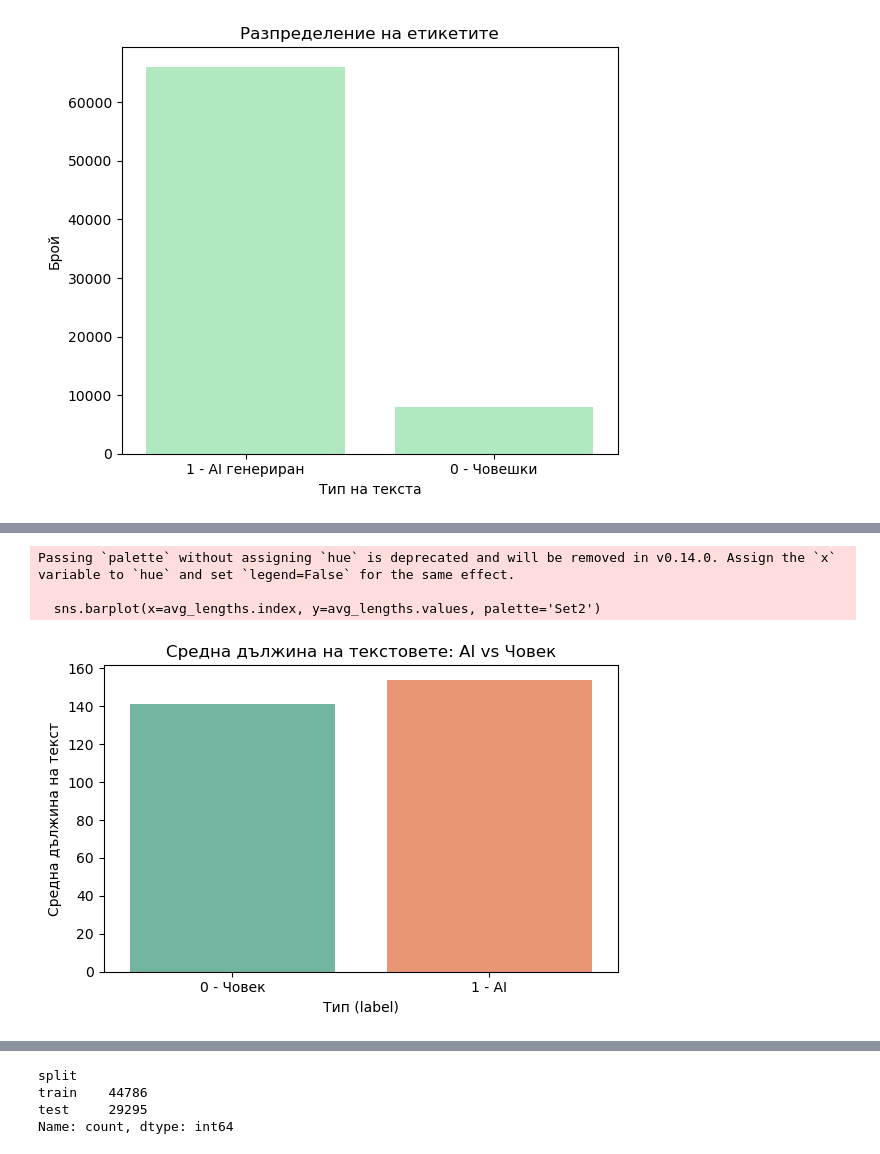
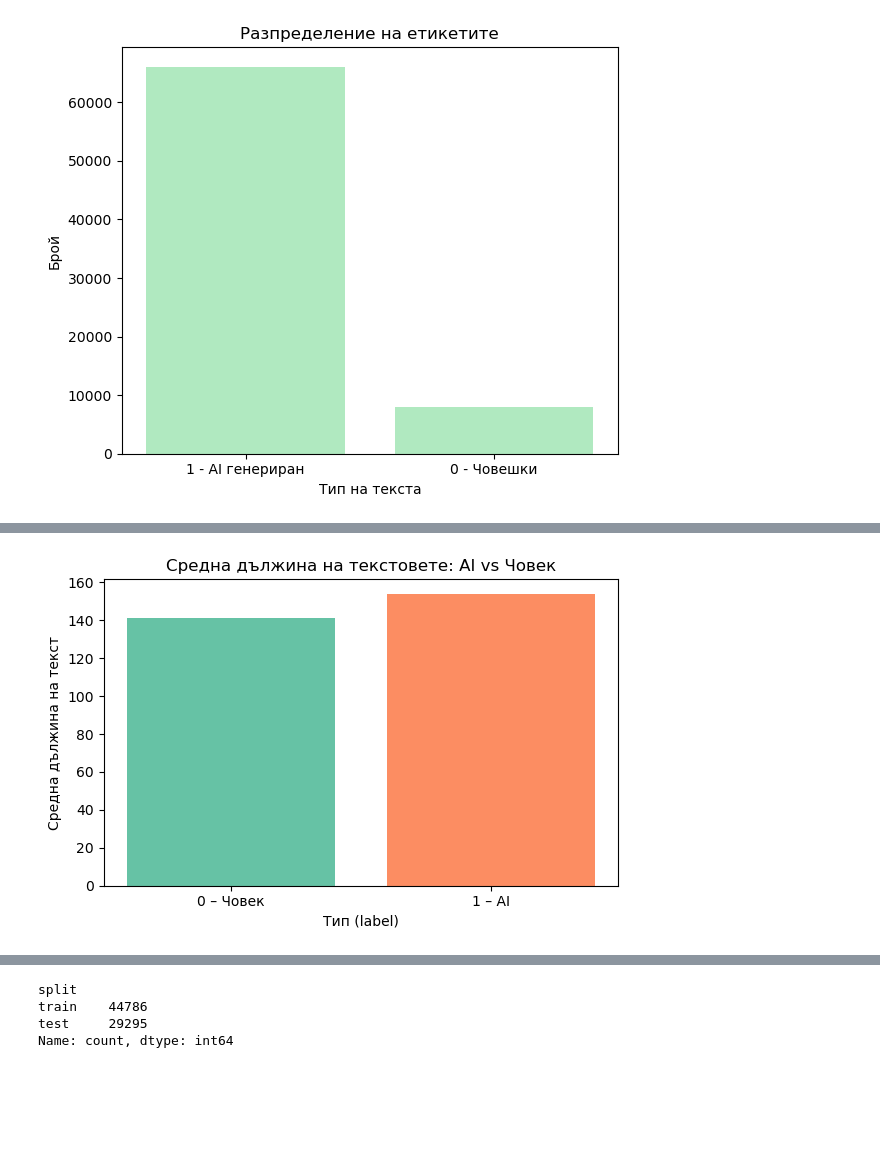
Before and after one commit to savina01/human-generated-and-artificial-intelligence-generated-text-notebook, a Jupyter notebook: 9.07.25.ipynb, the cells around one changed output, grey strips where cells are left out. Drawn from its saved outputs; the diff is of its cells as text; code cells hidden in the pictures; blank space fills up the shorter version.

```diff
--- a/9.07.25.ipynb
+++ b/9.07.25.ipynb
@@ -205,17 +315,16 @@ Name: count, dtype: int64
 # %%
 # Средната дължина на текстовете според този етикет
-avg_lengths = duplicate_data.groupby('label')['length'].mean()
-avg_lengths.index = avg_lengths.index.map({0: '0 - Човек', 1: '1 - AI'})
+colors = sns.color_palette('Set2', n_colors=2)
 
 plt.figure(figsize=(6, 4))
-sns.barplot(x=avg_lengths.index, y=avg_lengths.values, palette='Set2')
+plt.bar(['0 – Човек', '1 – AI'],
+        duplicate_data.groupby('label')['length'].mean(),
+        color=colors)
+
 plt.title('Средна дължина на текстовете: AI vs Човек')
+plt.xlabel('Тип (label)')
 plt.ylabel('Средна дължина на текст')
-plt.xlabel('Тип (label)')
 plt.tight_layout()
 plt.show()
 # %% [output]
-Passing `palette` without assigning `hue` is deprecated and will be removed in v0.14.0. Assign the `x` variable to `hue` and set `legend=False` for the same effect.
-
-  sns.barplot(x=avg_lengths.index, y=avg_lengths.values, palette='Set2')
-[figure, old version]
+[figure, new version]
```
Also changed, not shown: parts of 36 cells of this notebook.
